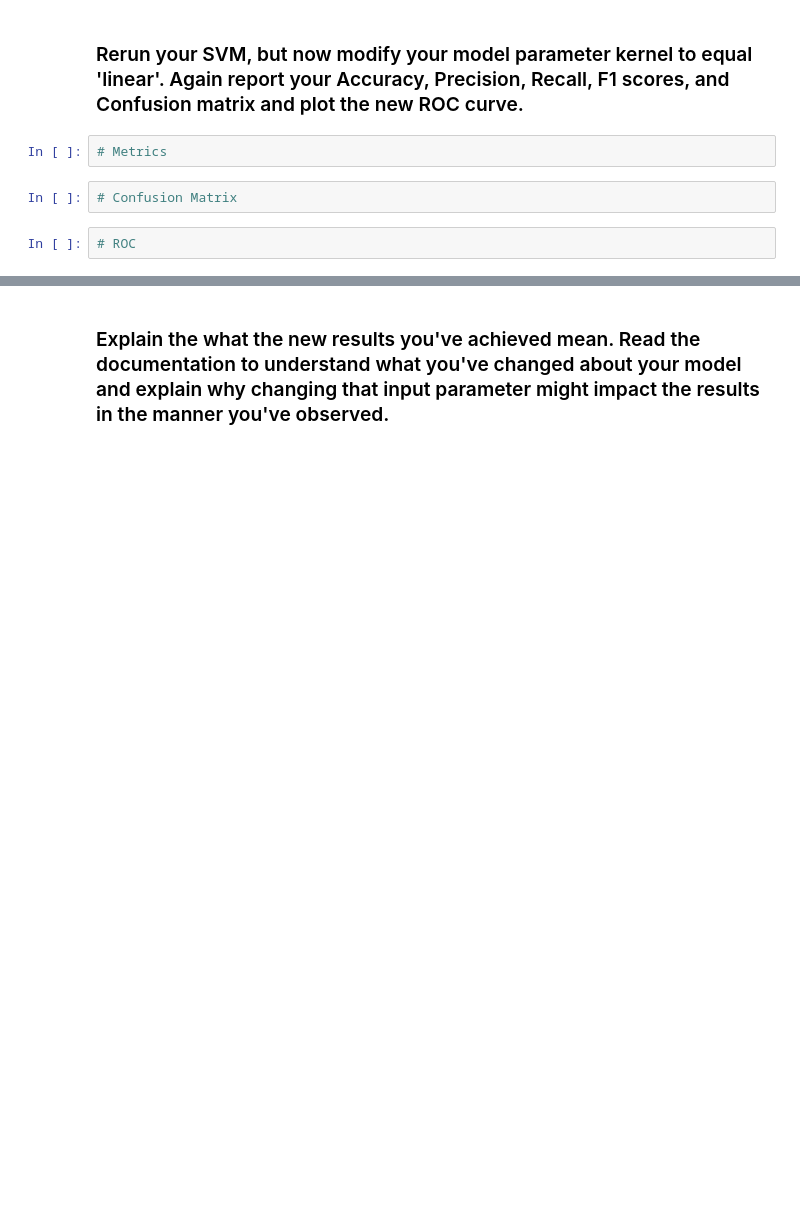
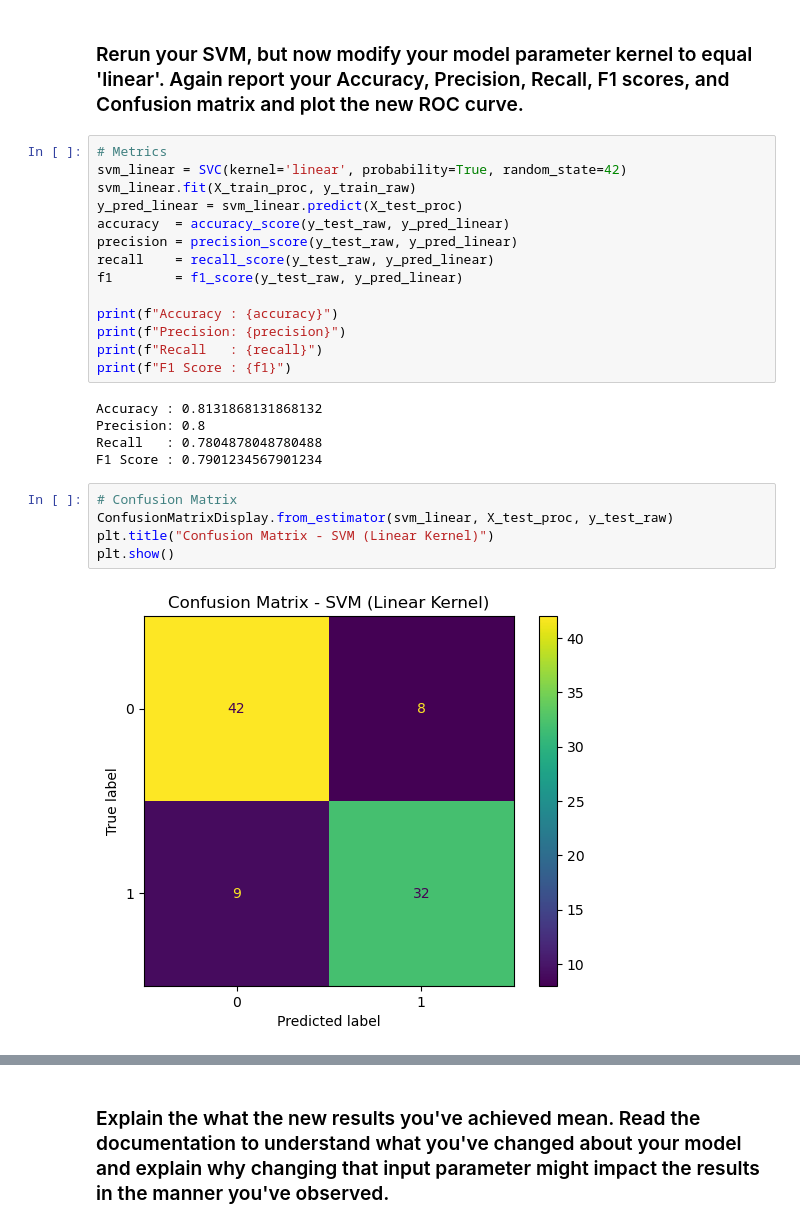
Before and after one commit to CKimoliatis/Winter2025, a Jupyter notebook: CS148/W25_Project_2/CS148_Project_2_Winter25_To_Do.ipynb, the cells around one changed output, grey strips where cells are left out. Drawn from its saved outputs; the diff is of its cells as text; blank space fills up the shorter version.

```diff
--- a/CS148/W25_Project_2/CS148_Project_2_Winter25_To_Do.ipynb
+++ b/CS148/W25_Project_2/CS148_Project_2_Winter25_To_Do.ipynb
@@ -641,9 +638,29 @@ plt.show()
 An AUC of 0.0.89 suggests that the area under the ROC curve is 0.0.89, implying that the model is performing better than random guessing (closer to 1 the better) and thus has good discriminative ability.
 # %% [markdown]
 ### Rerun your SVM, but now modify your model parameter kernel to equal 'linear'. Again report your Accuracy, Precision, Recall, F1 scores, and Confusion matrix and plot the new ROC curve.
-# %%
-# Metrics
-# %%
-# Confusion Matrix
-# %%
-# ROC
+# %%
+# Metrics
+svm_linear = SVC(kernel='linear', probability=True, random_state=42)
+svm_linear.fit(X_train_proc, y_train_raw)
+y_pred_linear = svm_linear.predict(X_test_proc)
+accuracy  = accuracy_score(y_test_raw, y_pred_linear)
+precision = precision_score(y_test_raw, y_pred_linear)
+recall    = recall_score(y_test_raw, y_pred_linear)
+f1        = f1_score(y_test_raw, y_pred_linear)
+
+print(f"Accuracy : {accuracy}")
+print(f"Precision: {precision}")
+print(f"Recall   : {recall}")
+print(f"F1 Score : {f1}")
+# %% [output]
+Accuracy : 0.8131868131868132
+Precision: 0.8
+Recall   : 0.7804878048780488
+F1 Score : 0.7901234567901234
+# %%
+# Confusion Matrix
+ConfusionMatrixDisplay.from_estimator(svm_linear, X_test_proc, y_test_raw)
+plt.title("Confusion Matrix - SVM (Linear Kernel)")
+plt.show()
+# %% [output]
+[figure, added]
```
Also changed, not shown: parts of 16 cells of this notebook.
